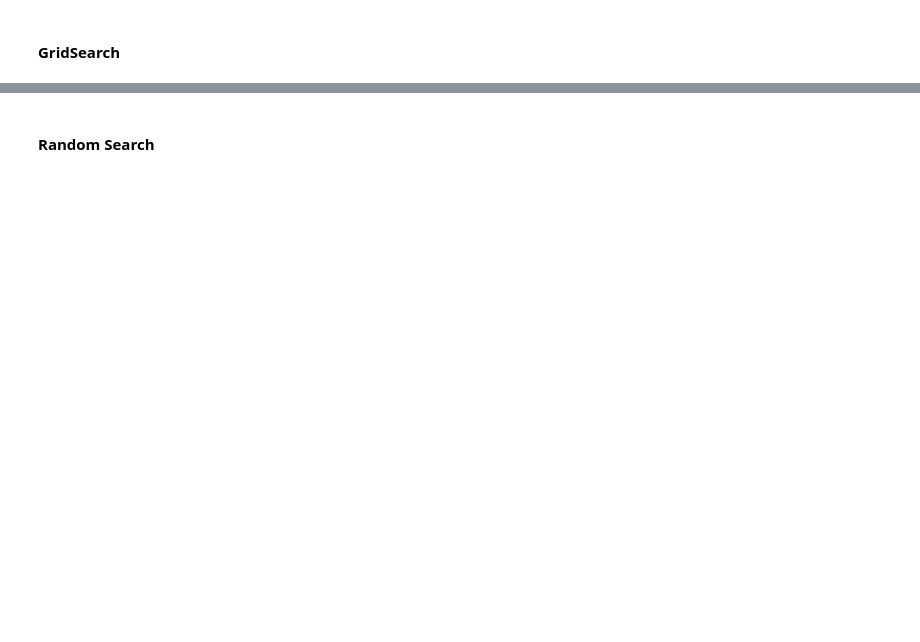
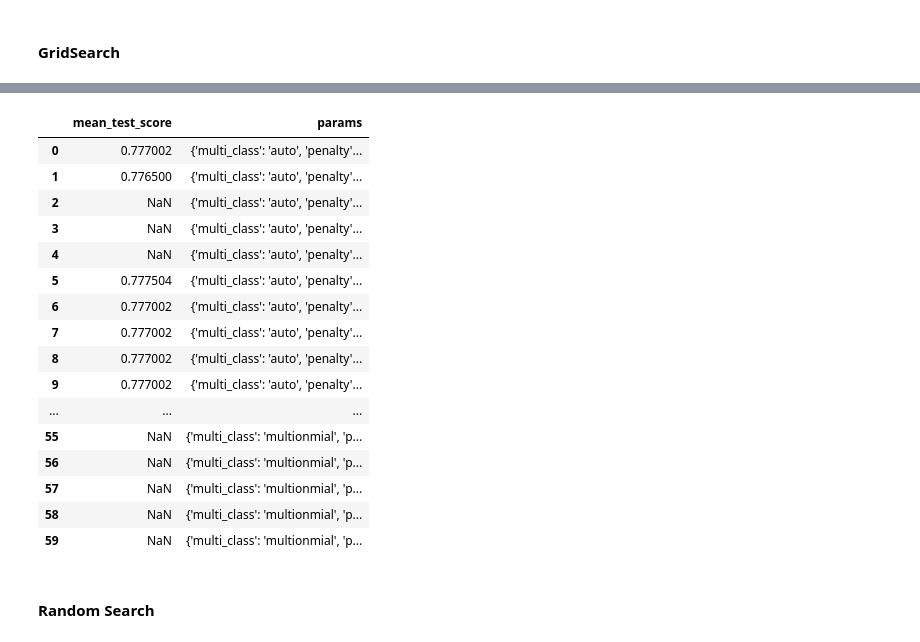
Before and after one commit to fangbo13/ML-predicate-diabetes, a Jupyter notebook: 6006CEMCoursework/CW.ipynb, the cells around one changed output, grey strips where cells are left out. Saved outputs shown, nothing was run; the diff lists cells and outputs as text; code cells hidden in the pictures; blank space fills up the shorter version.

```diff
--- a/6006CEMCoursework/CW.ipynb
+++ b/6006CEMCoursework/CW.ipynb
@@ -645,5 +906,23 @@ print(grid_LR.best_estimator_)#print estimator
 # %%
-pd.DataFrame(grid.cv_results_)[["mean_test_score","params"]]
+pd.DataFrame(grid_LR.cv_results_)[["mean_test_score","params"]]
+# %% [output]
+|  | mean_test_score | params |
+| 0 | 0.777002 | {'multi_class': 'auto', 'penalty'... |
+| 1 | 0.776500 | {'multi_class': 'auto', 'penalty'... |
+| 2 | NaN | {'multi_class': 'auto', 'penalty'... |
+| 3 | NaN | {'multi_class': 'auto', 'penalty'... |
+| 4 | NaN | {'multi_class': 'auto', 'penalty'... |
+| 5 | 0.777504 | {'multi_class': 'auto', 'penalty'... |
+| 6 | 0.777002 | {'multi_class': 'auto', 'penalty'... |
+| 7 | 0.777002 | {'multi_class': 'auto', 'penalty'... |
+| 8 | 0.777002 | {'multi_class': 'auto', 'penalty'... |
+| 9 | 0.777002 | {'multi_class': 'auto', 'penalty'... |
+| ... | ... | ... |
+| 55 | NaN | {'multi_class': 'multionmial', 'p... |
+| 56 | NaN | {'multi_class': 'multionmial', 'p... |
+| 57 | NaN | {'multi_class': 'multionmial', 'p... |
+| 58 | NaN | {'multi_class': 'multionmial', 'p... |
+| 59 | NaN | {'multi_class': 'multionmial', 'p... |
 # %% [markdown]
 #### Random Search
 # %%
```
Also changed, not shown: parts of 62 cells of this notebook.
